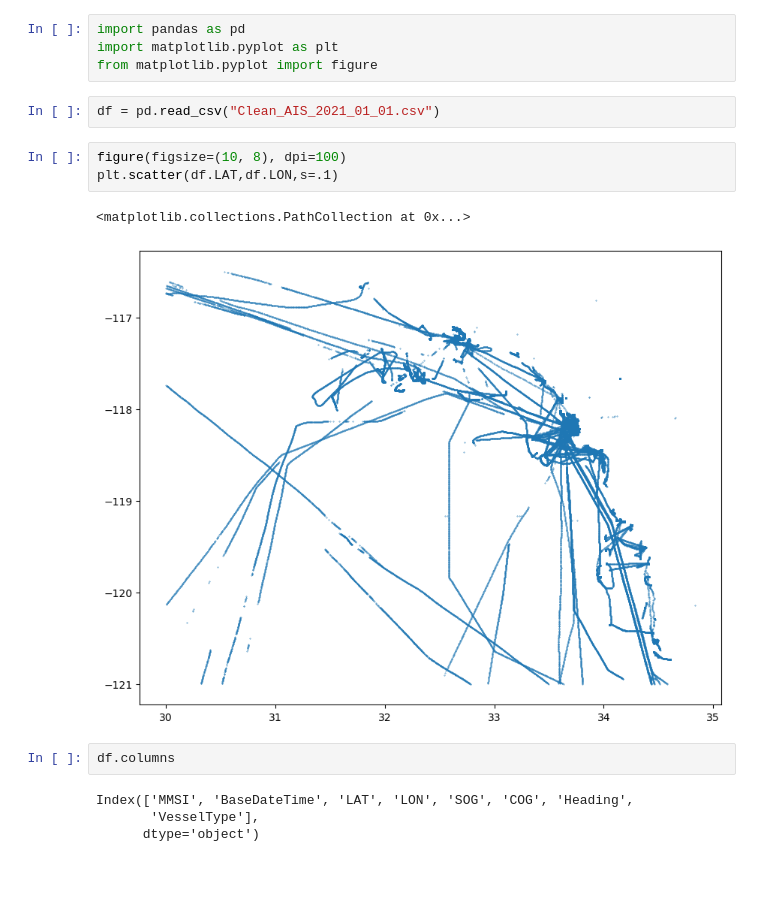
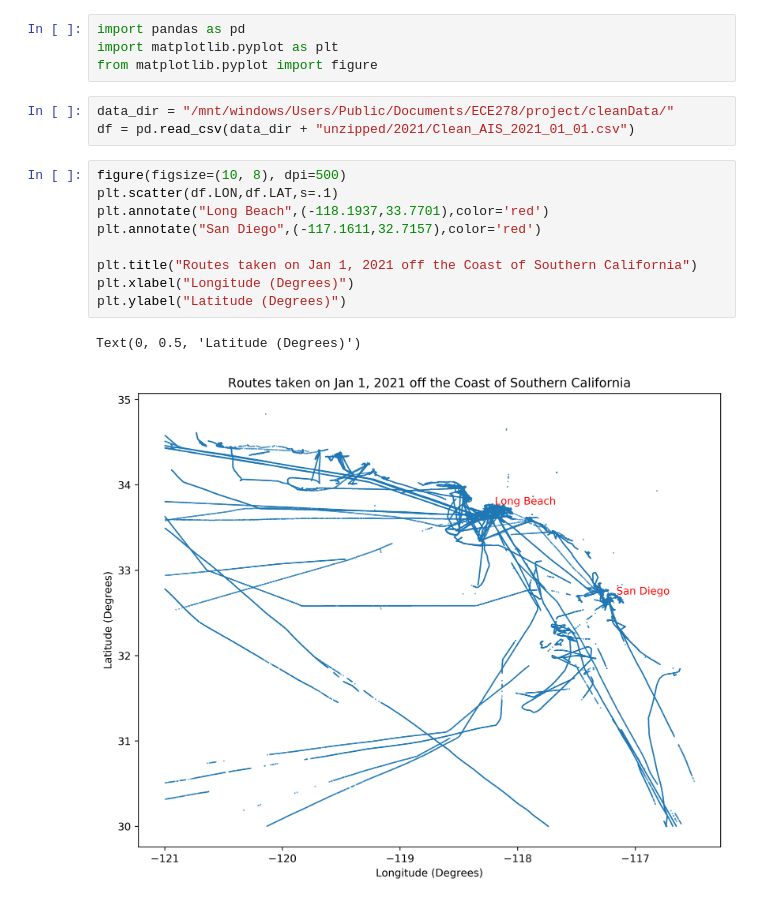
Before and after one commit to bhaktashivani/ECE228Project, a Jupyter notebook: notebooks/ScatterLatLon.ipynb, the cells around one changed output. Saved outputs shown, nothing was run; the diff lists cells and outputs as text; blank space fills up the shorter version.

```diff
--- a/notebooks/ScatterLatLon.ipynb
+++ b/notebooks/ScatterLatLon.ipynb
@@ -2,17 +2,18 @@
 import pandas as pd
 import matplotlib.pyplot as plt
 from matplotlib.pyplot import figure
-# %%
-df = pd.read_csv("Clean_AIS_2021_01_01.csv")
-# %%
-figure(figsize=(10, 8), dpi=100)
-plt.scatter(df.LAT,df.LON,s=.1)
-# %% [output]
-<matplotlib.collections.PathCollection at 0x...>
-[figure, removed]
-# %%
-df.columns
-# %% [output]
-Index(['MMSI', 'BaseDateTime', 'LAT', 'LON', 'SOG', 'COG', 'Heading',
-       'VesselType'],
-      dtype='object')
+# %%
+data_dir = "/mnt/windows/Users/Public/Documents/ECE278/project/cleanData/"
+df = pd.read_csv(data_dir + "unzipped/2021/Clean_AIS_2021_01_01.csv")
+# %%
+figure(figsize=(10, 8), dpi=500)
+plt.scatter(df.LON,df.LAT,s=.1)
+plt.annotate("Long Beach",(-118.1937,33.7701),color='red')
+plt.annotate("San Diego",(-117.1611,32.7157),color='red')
+
+plt.title("Routes taken on Jan 1, 2021 off the Coast of Southern California")
+plt.xlabel("Longitude (Degrees)")
+plt.ylabel("Latitude (Degrees)")
+# %% [output]
+Text(0, 0.5, 'Latitude (Degrees)')
+[figure, added]
```
Also changed, not shown: parts of 1 cell of this notebook, 9 other files.
